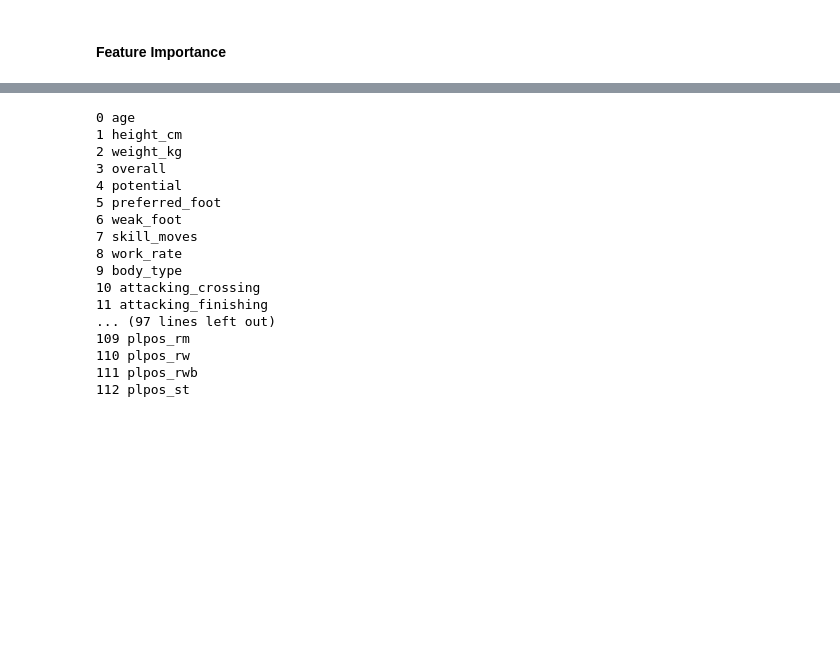
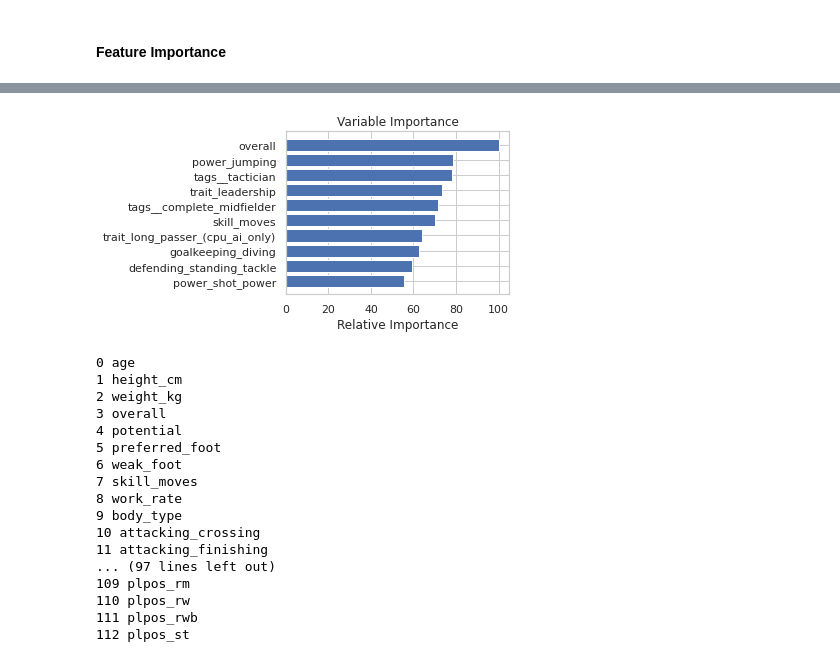
Before and after one commit to sabderra/cs109a_project, a Jupyter notebook: player_position_model-v2.ipynb, the cells around one changed output, grey strips where cells are left out. Cells and saved outputs as stored; diff of their text form; code cells hidden in the pictures; blank space fills up the shorter version.

```diff
--- a/player_position_model-v2.ipynb
+++ b/player_position_model-v2.ipynb
@@ -885,3 +818,23 @@ plt.show()
+# %%
+n_top = 10
+
+#Top Features
+feature_importance = best_rf_model.feature_importances_
+feature_importance = 100.0 * (feature_importance / feature_importance.max())
+sorted_idx = np.argsort(feature_importance)
+top_idx = sorted_idx[-n_top:]
+
+pos = np.arange(top_idx.shape[0]) + .5
+
+#Plot
+plt.figure(figsize=(4,3))
+plt.barh(pos, feature_importance[top_idx], align='center')
+plt.yticks(pos, train_dataset.columns[top_idx])
+plt.xlabel('Relative Importance')
+plt.title('Variable Importance')
+plt.show()
+# %% [output]
+[figure, added]
 # %%
 for i, c in enumerate(train_dataset.columns):
     print(i, c)
```
Also changed, not shown: parts of 48 cells of this notebook.
